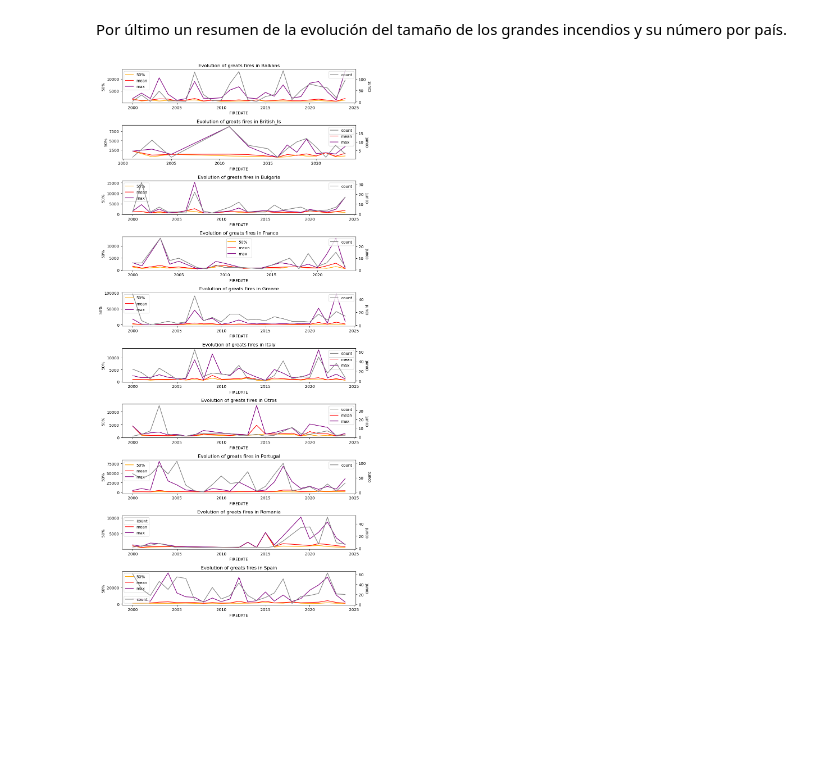
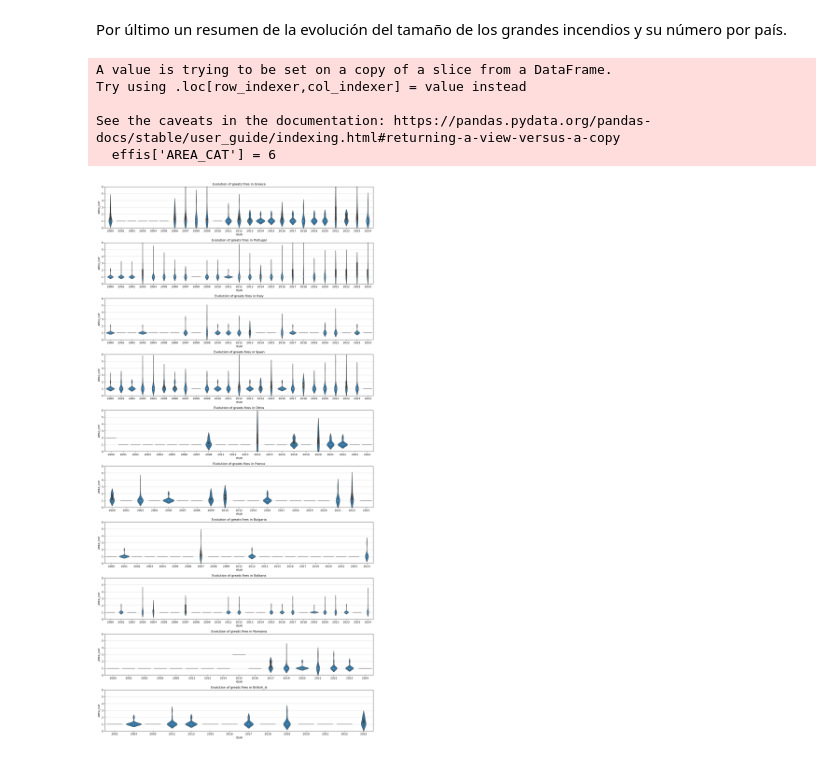
Before and after one commit to vrieraj/EDA_EFFIS, a Jupyter notebook: EDA_EFFIS.ipynb, the cells around one changed output. Cells and saved outputs as stored; diff of their text form; code cells hidden in the pictures; blank space fills up the shorter version.

```diff
--- a/EDA_EFFIS.ipynb
+++ b/EDA_EFFIS.ipynb
@@ -432,7 +433,8 @@ categorias
 # Asignamos a cada incendio su categoría, creando para ello una nueva variable
 
 for provincia, categoria in categorias.items():
-    effis.loc[effis.PROVINCE == provincia, 'GIF_CAT'] = categoria.astype(int)
+    effis.loc[effis.PROVINCE == provincia, 'PROV_CAT'] = categoria
+effis.PROV_CAT = effis.PROV_CAT.astype(int)
 
-effis.GIF_CAT.value_counts(dropna=False)
+effis.PROV_CAT.value_counts(dropna=False)
 # %% [output]
@@ -645,3 +673,11 @@ plt.axhline(y=lim_inv[0], color='g', linestyle='--')
 plt.axhline(y=lim_inv[1], color='g', linestyle='--');
 # %% [output]
 [figure]
+# %%
+# Ahora vamos a ver dónde se producen esos incendios estacionales
+# Para ello primero los clasificamos según su día del año
+
+effis['SEASON'] = 'Fall'
+effis.loc[(effis.DAY_YEAR > lim_inv[1]) & (effis.DAY_YEAR < lim_verano[0]), 'SEASON'] = 'MayJun'
+effis.loc[(effis.DAY_YEAR > lim_inv[0]) & (effis.DAY_YEAR < lim_inv[1]), 'SEASON'] = 'Spring'
+effis.loc[(effis.DAY_YEAR > lim_verano[0]) & (effis.DAY_YEAR < lim_verano[1]), 'SEASON'] = 'Summer'
@@ -752,21 +795,33 @@ sns.lineplot(median_size, x='FIREDATE', y='75%', hue='GIF_GROUP', legend=False);
 # %% [markdown]
 Por último un resumen de la evolución del tamaño de los grandes incendios y su número por país.
+# %%
+# Primero categorizamos para ver la distribución de forma más clara
+
+effis['AREA_CAT'] = 6
+effis.loc[effis.AREA_HA<40000, 'AREA_CAT'] = 5
+effis.loc[effis.AREA_HA<20000, 'AREA_CAT'] = 4
+effis.loc[effis.AREA_HA<10000, 'AREA_CAT'] = 3
+effis.loc[effis.AREA_HA<5000, 'AREA_CAT'] = 2
+effis.loc[effis.AREA_HA<2500, 'AREA_CAT'] = 1
+# %% [output]
+A value is trying to be set on a copy of a slice from a DataFrame.
+Try using .loc[row_indexer,col_indexer] = value instead
+
+See the caveats in the documentation: https://pandas.pydata.org/pandas-docs/stable/user_guide/indexing.html#returning-a-view-versus-a-copy
+  effis['AREA_CAT'] = 6
 # %%
-def pinta_catlines(df, cat, medida):
+def pinta_catviolin(df, cat):
     variables = df[cat].unique()
-    fig, axs = plt.subplots(len(variables),1, figsize=(10,20))
+    fig, axs = plt.subplots(len(variables),1, figsize=(15,30))
 
     for index, variable in enumerate(variables):
         filtro = df[df[cat] == variable]
-        ax2 = axs[index].twinx()
-        sns.lineplot(filtro, x='FIREDATE', y=medida[0], color='orange', ax=axs[index], label=medida[0])
-        sns.lineplot(filtro, x='FIREDATE', y=medida[1], color='red',ax=axs[index], label=medida[1])
-        sns.lineplot(filtro, x='FIREDATE', y=medida[2], color='purple',ax=axs[index], label=medida[2])
-        sns.lineplot(filtro, x='FIREDATE', y=medida[3], color='grey',ax=ax2, label=medida[3])
+        sns.violinplot(filtro, x='YEAR', y='AREA_CAT', ax=axs[index])
         axs[index].set_title(f'Evolution of greats fires in {variable}')
-        axs[index].legend()
+        axs[index].set_ylim(0,6)
+        axs[index].grid(axis='y', alpha=0.5)
     fig.tight_layout()
 
-pinta_catlines(median_size, 'GIF_GROUP', ['50%','mean','max','count'])
+pinta_catviolin(effis, 'GIF_GROUP')
 # %% [output]
-[figure, old version]
+[figure, new version]
```
Also changed, not shown: parts of 34 cells of this notebook.
